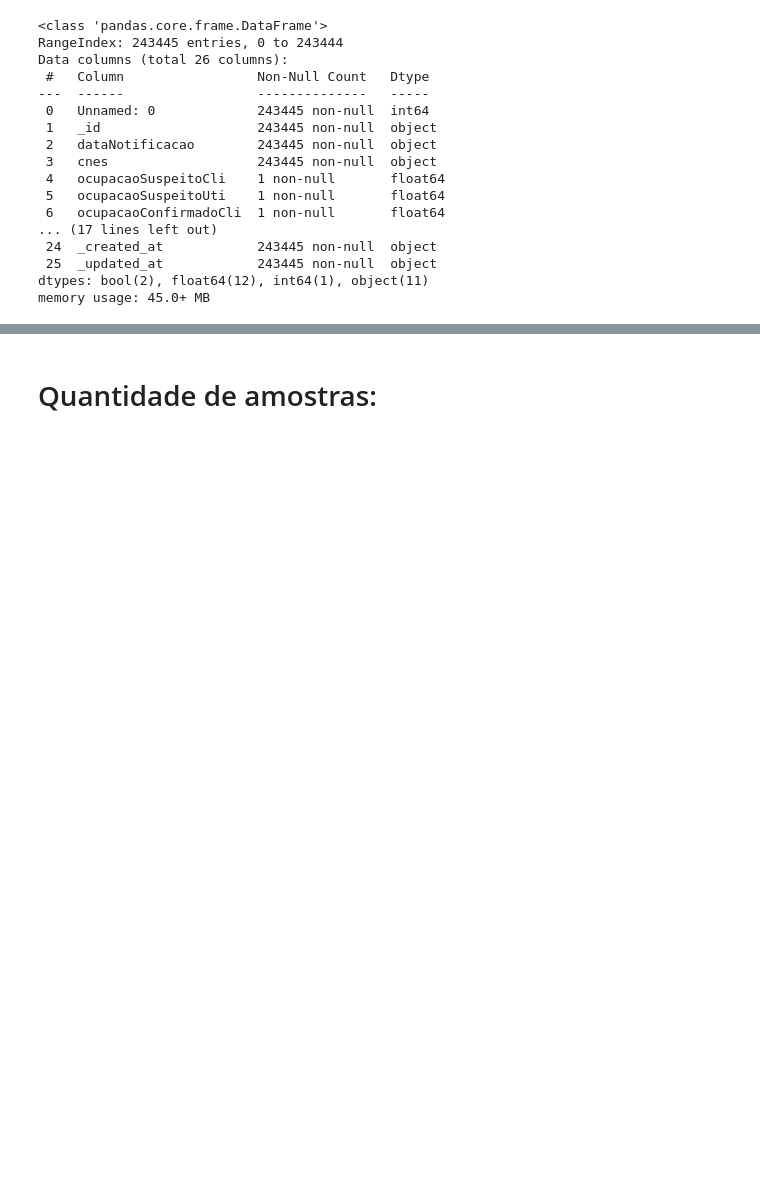
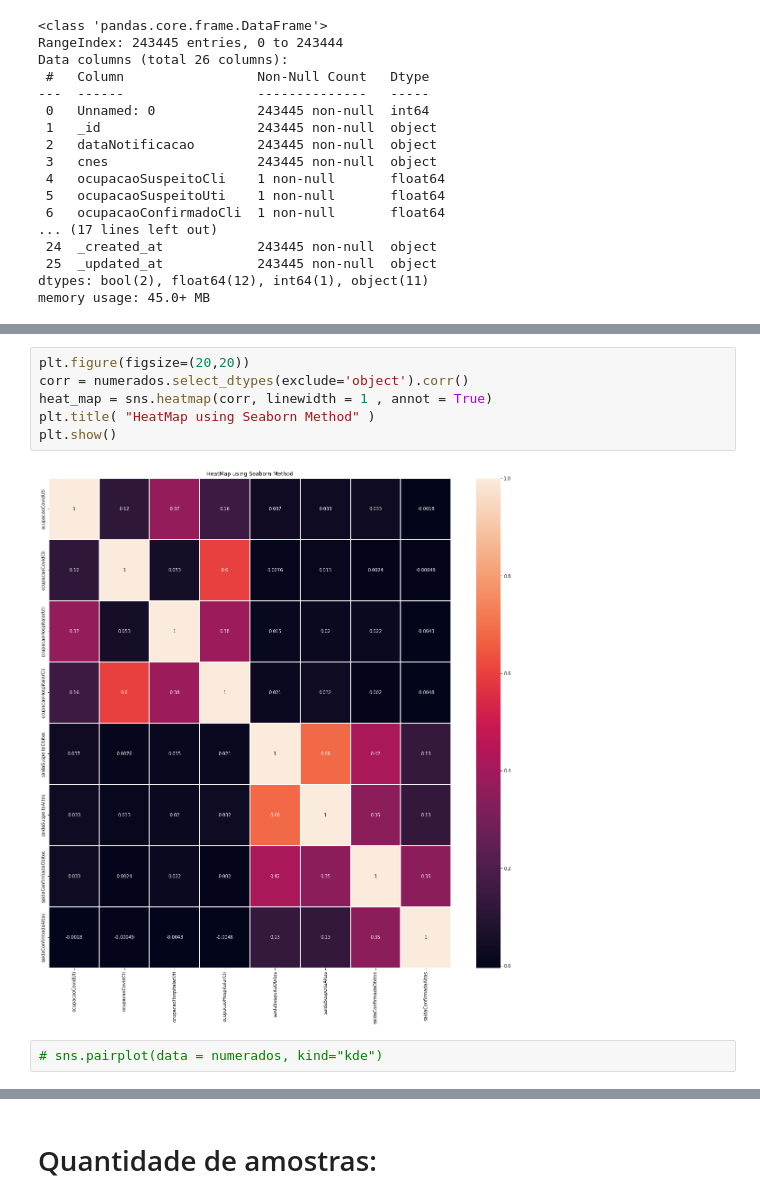
Before and after one commit to Gus-1003/Projetos_Geoestatistica, a Jupyter notebook: DataSus_Brasil_2022/DataSus_Leitos.ipynb, the cells around one changed output, grey strips where cells are left out. Saved outputs shown, nothing was run; the diff lists cells and outputs as text; blank space fills up the shorter version.

```diff
--- a/DataSus_Brasil_2022/DataSus_Leitos.ipynb
+++ b/DataSus_Brasil_2022/DataSus_Leitos.ipynb
@@ -119,0 +182,10 @@ dtype: int64
+# %%
+plt.figure(figsize=(20,20))
+corr = numerados.select_dtypes(exclude='object').corr()
+heat_map = sns.heatmap(corr, linewidth = 1 , annot = True)
+plt.title( "HeatMap using Seaborn Method" )
+plt.show()
+# %% [output]
+[figure, added]
+# %%
+# sns.pairplot(data = numerados, kind="kde")
```
Also changed, not shown: parts of 25 cells of this notebook.
